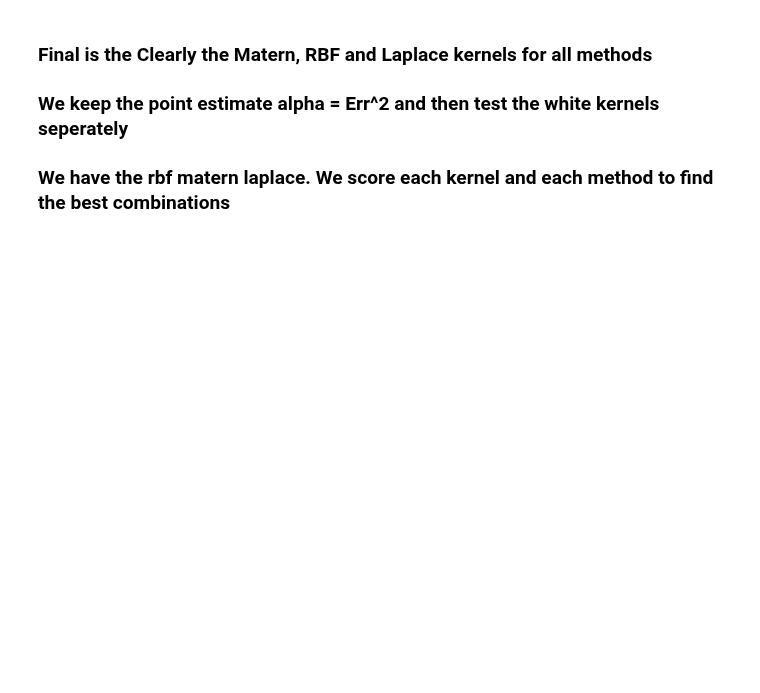
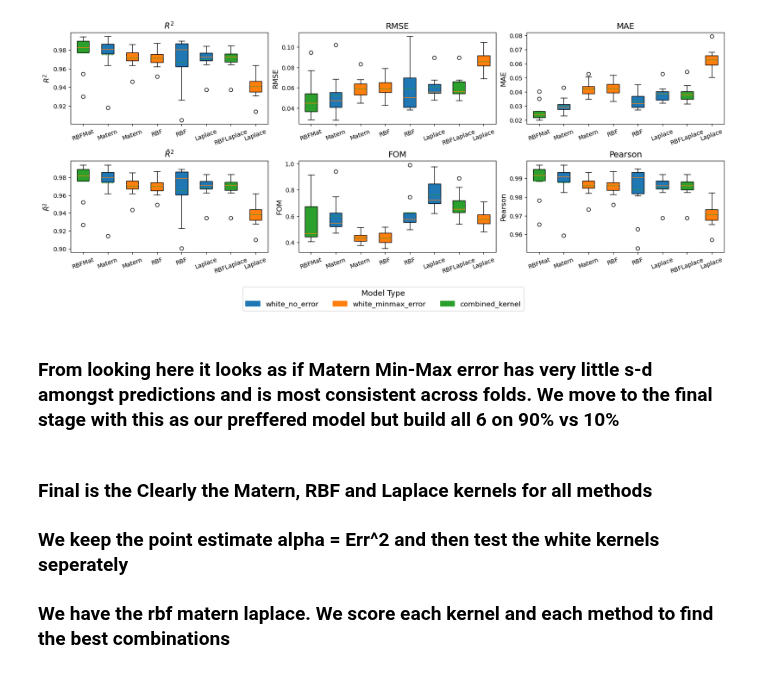
Before and after one commit to seanwhite674/FinalYearProject, a Jupyter notebook: Kfold model Selection/Examining Metrics.ipynb, the cells around one changed output. Cells and saved outputs as stored; diff of their text form; code cells hidden in the pictures; blank space fills up the shorter version.

```diff
--- a/Kfold model Selection/Examining Metrics.ipynb
+++ b/Kfold model Selection/Examining Metrics.ipynb
@@ -54,3 +292,60 @@ plt.show()
+# %%
+top_5_models = ranking_df[ranking_df['Final Rank'].isin([3,5,6,2,1,8,4,7])]
+
+# Metrics and styles
+metrics = ['r2', 'rmse', 'mae', 'adjusted_r2', 'fom', 'pearson']
+metric_names = ['$R^2$', 'RMSE', 'MAE', '$\\bar{R}^2$', 'FOM', 'Pearson']
+colors = {'white_no_error': '#1f77b4', 'white_minmax_error': '#ff7f0e', 'combined_kernel': '#2ca02c'}
+
+# Setup plot
+fig, axes = plt.subplots(nrows=2, ncols=3, figsize=(16, 6), constrained_layout=True)
+
+for i, metric in enumerate(metrics):
+    row, col = divmod(i, 3)
+    ax = axes[row][col]
+
+    box_data = []
+    xtick_labels = []
+    box_colors = []
+
+    for _, row_data in top_5_models.iterrows():
+        kernel = row_data['Kernel']
+        modeltype = row_data['Noise Model']
+
+        if modeltype == 'combined_kernel':
+            xtick_labels.append(f"{kernel}")
+            kernel = kernel+'kernel'
+            values = combined_kernel_results[kernel]['combined_kernel'][metric]
+        else:
+            values = cv_results_all_kernels[kernel][modeltype][metric]
+            xtick_labels.append(f"{kernel}")
+
+        box_data.append(values)
+
+        box_colors.append(colors.get(modeltype, '#cccccc'))  # fallback color
+
+    # Plot boxplots
+    bplot = ax.boxplot(box_data, patch_artist=True, showmeans=True, meanline=True)
+
+    for patch, color in zip(bplot['boxes'], box_colors):
+        patch.set_facecolor(color)
+
+    ax.set_title(metric_names[i], fontsize=14)
+    ax.set_ylabel(metric_names[i], fontsize=12)
+    ax.set_xticks(np.arange(1, len(xtick_labels) + 1))
+    ax.set_xticklabels(xtick_labels, rotation=20, fontsize=10)
+
+# Legend
+legend_handles = [Patch(color=color, label=label) for label, color in colors.items()]
+fig.legend(handles=legend_handles, loc='lower center', ncol=len(colors),
+           title='Model Type', fontsize=12, title_fontsize=13, bbox_to_anchor=(0.5, -0.15))
+plt.subplots_adjust(bottom=0.1)
+plt.savefig(r"C:\Users\seanw\OneDrive\Desktop\GitHub\FYP\Latex\LatexPlots\CV_plots\boxplots",dpi=72, bbox_inches='tight')
+plt.show()
+# %% [output]
+[figure, added]
+# %% [markdown]
+### From looking here it looks as if Matern Min-Max error has very little s-d amongst predictions and is most consistent across folds. We move to the final stage with this as our preffered model but build all 6 on 90% vs 10%
 # %% [markdown]
 ### Final is the Clearly the Matern, RBF and Laplace kernels for all methods
 ### We keep the point estimate alpha = Err^2 and then test the white kernels seperately
```
Also changed, not shown: parts of 12 cells of this notebook, 37 other files.
